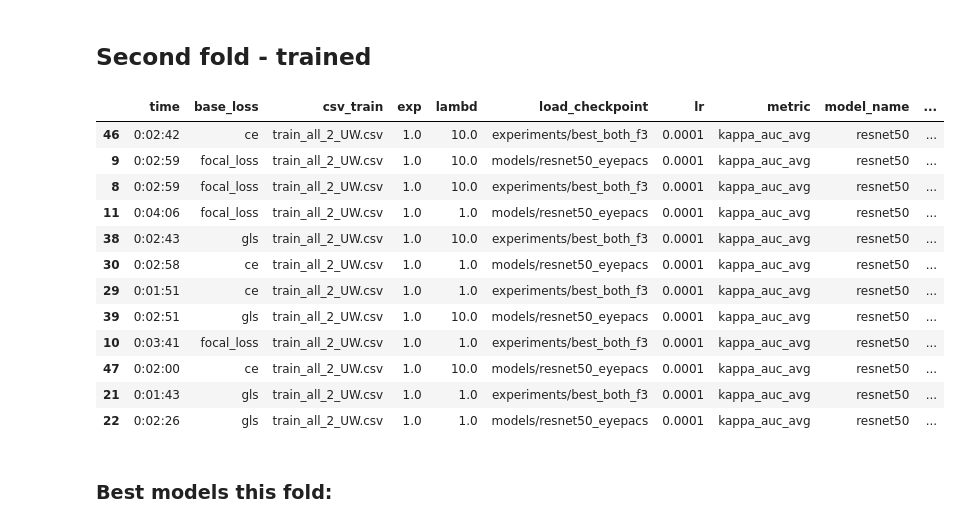
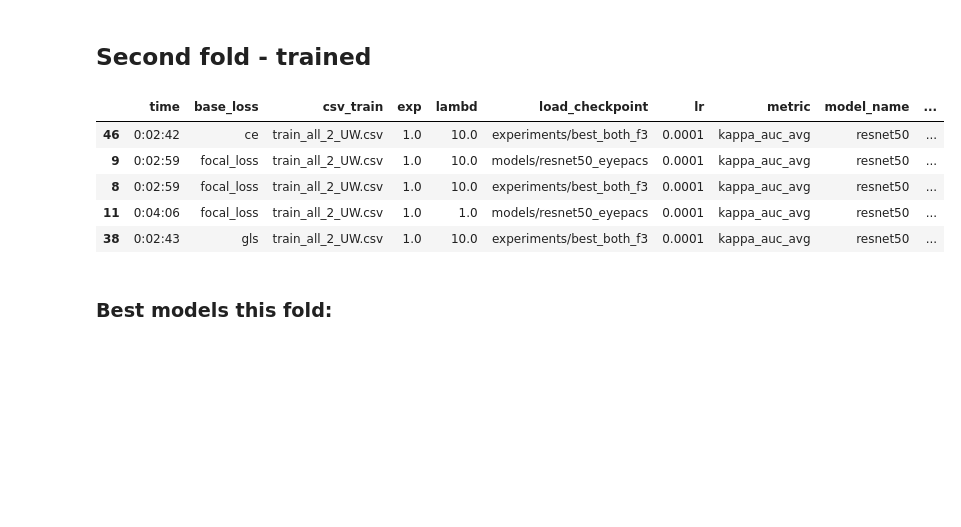
Before and after one commit to agaldran/deep_dr, a Jupyter notebook: analyze_csvs_FINAL.ipynb, the cells around one changed output. Cells and saved outputs as stored; diff of their text form; code cells hidden in the pictures; blank space fills up the shorter version.

```diff
--- a/analyze_csvs_FINAL.ipynb
+++ b/analyze_csvs_FINAL.ipynb
@@ -365,21 +365,14 @@ python train.py --csv_train train_all_1_UW.csv --base_loss ce --exp 1 --lambd 10
 # %% [markdown]
 ## Second fold - trained
 # %%
-df_train2.sort_values('kappa', ascending=False).head(15)
+df_train2.sort_values('kappa', ascending=False).head(5)
 # %% [output]
 |  | time | base_loss | csv_train | exp | lambd | load_checkpoint | lr | metric | model_name | ... |
 | 46 | 0:02:42 | ce | train_all_2_UW.csv | 1.0 | 10.0 | experiments/best_both_f3 | 0.0001 | kappa_auc_avg | resnet50 | ... |
 | 9 | 0:02:59 | focal_loss | train_all_2_UW.csv | 1.0 | 10.0 | models/resnet50_eyepacs | 0.0001 | kappa_auc_avg | resnet50 | ... |
 | 8 | 0:02:59 | focal_loss | train_all_2_UW.csv | 1.0 | 10.0 | experiments/best_both_f3 | 0.0001 | kappa_auc_avg | resnet50 | ... |
 | 11 | 0:04:06 | focal_loss | train_all_2_UW.csv | 1.0 | 1.0 | models/resnet50_eyepacs | 0.0001 | kappa_auc_avg | resnet50 | ... |
 | 38 | 0:02:43 | gls | train_all_2_UW.csv | 1.0 | 10.0 | experiments/best_both_f3 | 0.0001 | kappa_auc_avg | resnet50 | ... |
-| 30 | 0:02:58 | ce | train_all_2_UW.csv | 1.0 | 1.0 | models/resnet50_eyepacs | 0.0001 | kappa_auc_avg | resnet50 | ... |
-| 29 | 0:01:51 | ce | train_all_2_UW.csv | 1.0 | 1.0 | experiments/best_both_f3 | 0.0001 | kappa_auc_avg | resnet50 | ... |
-| 39 | 0:02:51 | gls | train_all_2_UW.csv | 1.0 | 10.0 | models/resnet50_eyepacs | 0.0001 | kappa_auc_avg | resnet50 | ... |
-| 10 | 0:03:41 | focal_loss | train_all_2_UW.csv | 1.0 | 1.0 | experiments/best_both_f3 | 0.0001 | kappa_auc_avg | resnet50 | ... |
-| 47 | 0:02:00 | ce | train_all_2_UW.csv | 1.0 | 10.0 | models/resnet50_eyepacs | 0.0001 | kappa_auc_avg | resnet50 | ... |
-| 21 | 0:01:43 | gls | train_all_2_UW.csv | 1.0 | 1.0 | experiments/best_both_f3 | 0.0001 | kappa_auc_avg | resnet50 | ... |
-| 22 | 0:02:26 | gls | train_all_2_UW.csv | 1.0 | 1.0 | models/resnet50_eyepacs | 0.0001 | kappa_auc_avg | resnet50 | ... |
 # %% [markdown]
 ### Best models this fold:
 # %% [markdown]
```
Also changed, not shown: parts of 155 cells of this notebook, 2 other files.
